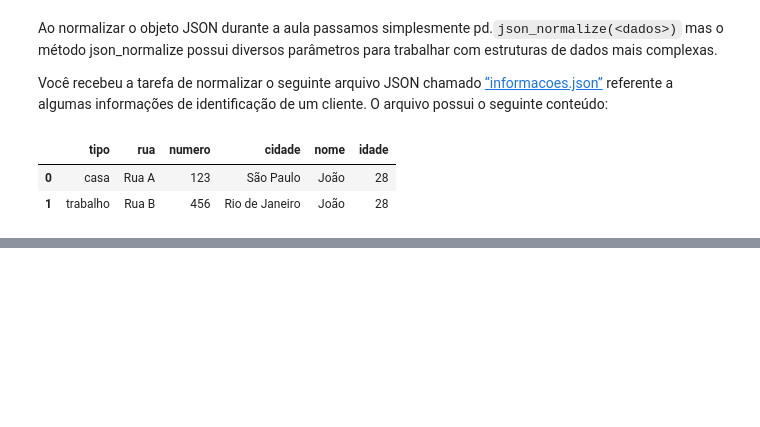
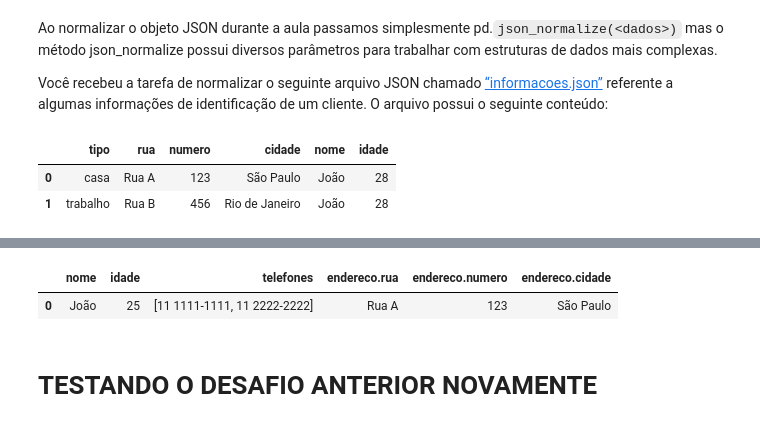
Before and after one commit to JvNeo/Estudo_Pandas, a Jupyter notebook: Para_saber_mais_Pandas_limpeza_e_tratamento_de_dados.ipynb, the cells around one changed output, grey strips where cells are left out. Cells and saved outputs as stored; diff of their text form; code cells hidden in the pictures; blank space fills up the shorter version.

```diff
--- a/Para_saber_mais_Pandas_limpeza_e_tratamento_de_dados.ipynb
+++ b/Para_saber_mais_Pandas_limpeza_e_tratamento_de_dados.ipynb
@@ -124,0 +249,2 @@ informacoes
+# %%
+df['idade'] = df['idade'].astype(int)
@@ -124,0 +263,10 @@ informacoes
+# %%
+df_filtrado = df[df['endereco.rua'] != ""]
+df_filtrado
+
+#Assim, o resultado será:
+# %% [output]
+|  | nome | idade | telefones | endereco.rua | endereco.numero | endereco.cidade |
+| 0 | João | 25 | [11 1111-1111, 11 2222-2222] | Rua A | 123 | São Paulo |
+# %% [markdown]
+# TESTANDO O DESAFIO ANTERIOR NOVAMENTE
```
Also changed, not shown: parts of 28 cells of this notebook.
